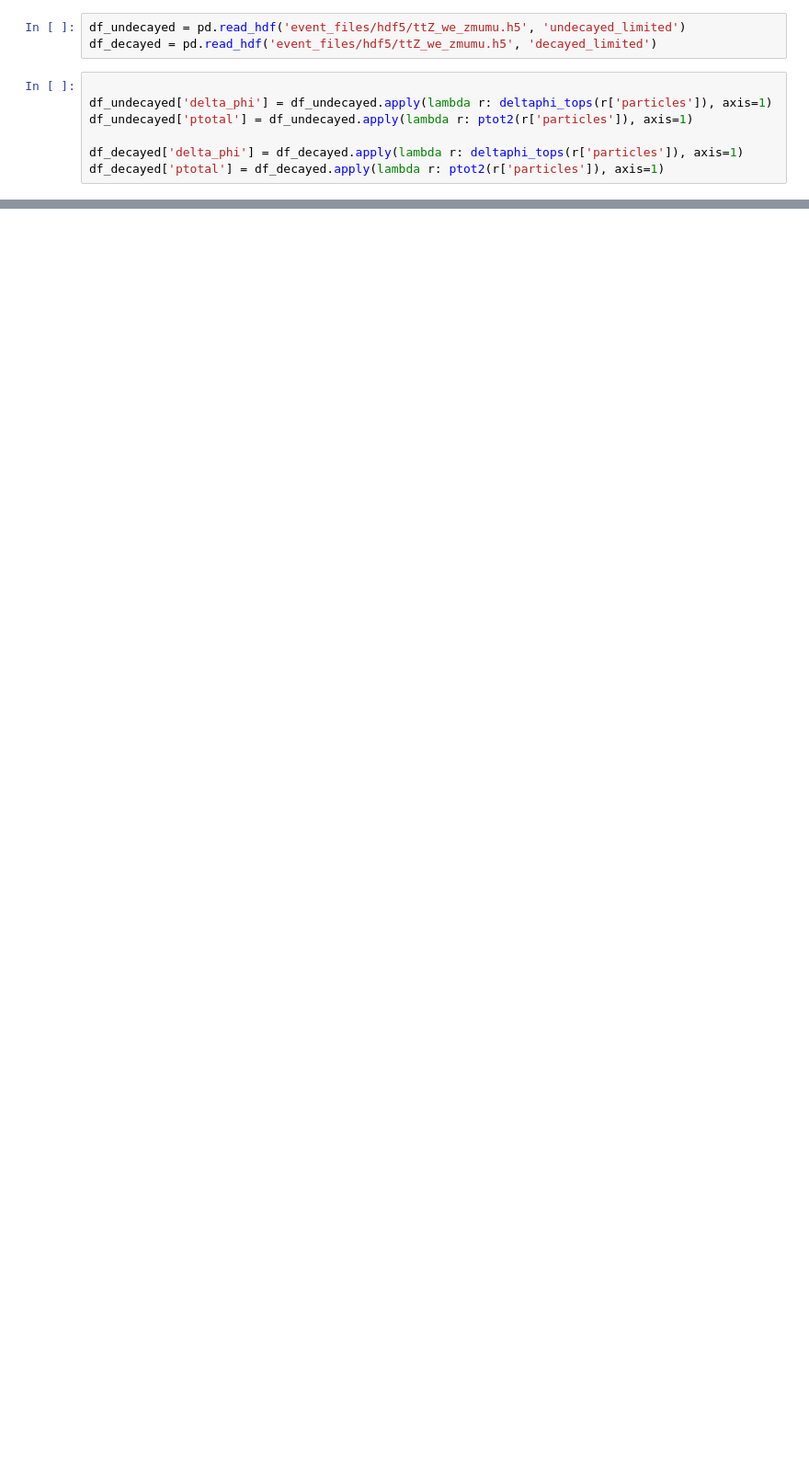
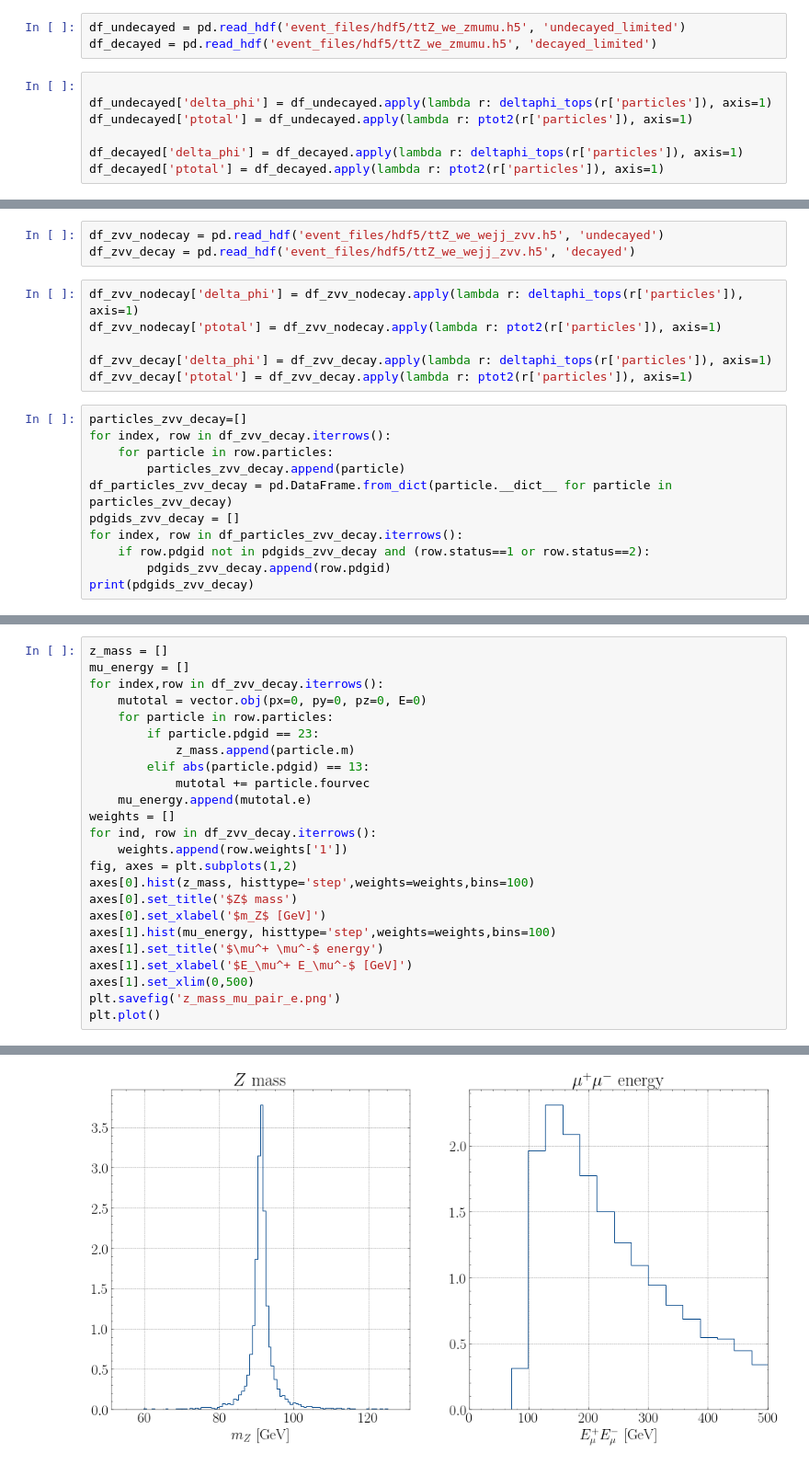
Before and after one commit to craigmadethis/LHEImport, a Jupyter notebook: ttz_03.ipynb, the cells around one changed output, grey strips where cells are left out. Shown at 92% size. Cells and saved outputs as stored; diff of their text form; blank space fills up the shorter version.

```diff
--- a/ttz_03.ipynb
+++ b/ttz_03.ipynb
@@ -219,0 +270,20 @@ plt.show()
+# %%
+df_zvv_nodecay = pd.read_hdf('event_files/hdf5/ttZ_we_wejj_zvv.h5', 'undecayed')
+df_zvv_decay = pd.read_hdf('event_files/hdf5/ttZ_we_wejj_zvv.h5', 'decayed')
+# %%
+df_zvv_nodecay['delta_phi'] = df_zvv_nodecay.apply(lambda r: deltaphi_tops(r['particles']), axis=1)
+df_zvv_nodecay['ptotal'] = df_zvv_nodecay.apply(lambda r: ptot2(r['particles']), axis=1)
+
+df_zvv_decay['delta_phi'] = df_zvv_decay.apply(lambda r: deltaphi_tops(r['particles']), axis=1)
+df_zvv_decay['ptotal'] = df_zvv_decay.apply(lambda r: ptot2(r['particles']), axis=1)
+# %%
+particles_zvv_decay=[]
+for index, row in df_zvv_decay.iterrows():
+    for particle in row.particles:
+        particles_zvv_decay.append(particle)
+df_particles_zvv_decay = pd.DataFrame.from_dict(particle.__dict__ for particle in particles_zvv_decay)
+pdgids_zvv_decay = []
+for index, row in df_particles_zvv_decay.iterrows():
+    if row.pdgid not in pdgids_zvv_decay and (row.status==1 or row.status==2):
+        pdgids_zvv_decay.append(row.pdgid)
+print(pdgids_zvv_decay)
@@ -219,0 +292,25 @@ plt.show()
+# %%
+z_mass = []
+mu_energy = []
+for index,row in df_zvv_decay.iterrows():
+    mutotal = vector.obj(px=0, py=0, pz=0, E=0)
+    for particle in row.particles:
+        if particle.pdgid == 23:
+            z_mass.append(particle.m)
+        elif abs(particle.pdgid) == 13:
+            mutotal += particle.fourvec
+    mu_energy.append(mutotal.e)
+weights = []
+for ind, row in df_zvv_decay.iterrows():
+    weights.append(row.weights['1'])
+fig, axes = plt.subplots(1,2)
+axes[0].hist(z_mass, histtype='step',weights=weights,bins=100)
+axes[0].set_title('$Z$ mass')
+axes[0].set_xlabel('$m_Z$ [GeV]')
+axes[1].hist(mu_energy, histtype='step',weights=weights,bins=100)
+axes[1].set_title('$\mu^+ \mu^-$ energy')
+axes[1].set_xlabel('$E_\mu^+ E_\mu^-$ [GeV]')
+axes[1].set_xlim(0,500)
+plt.savefig('z_mass_mu_pair_e.png')
+plt.plot()
+# %% [output]
@@ -219,0 +318 @@ plt.show()
+[figure, added]
```
Also changed, not shown: parts of 18 cells of this notebook, 3 other files.
